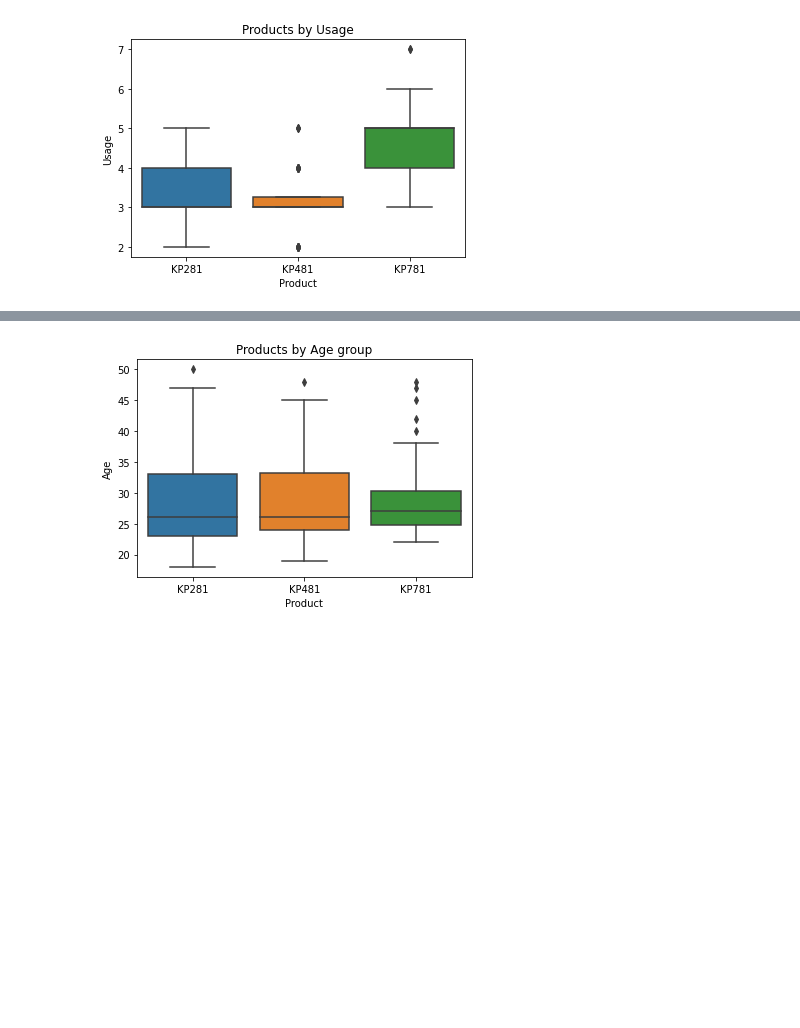
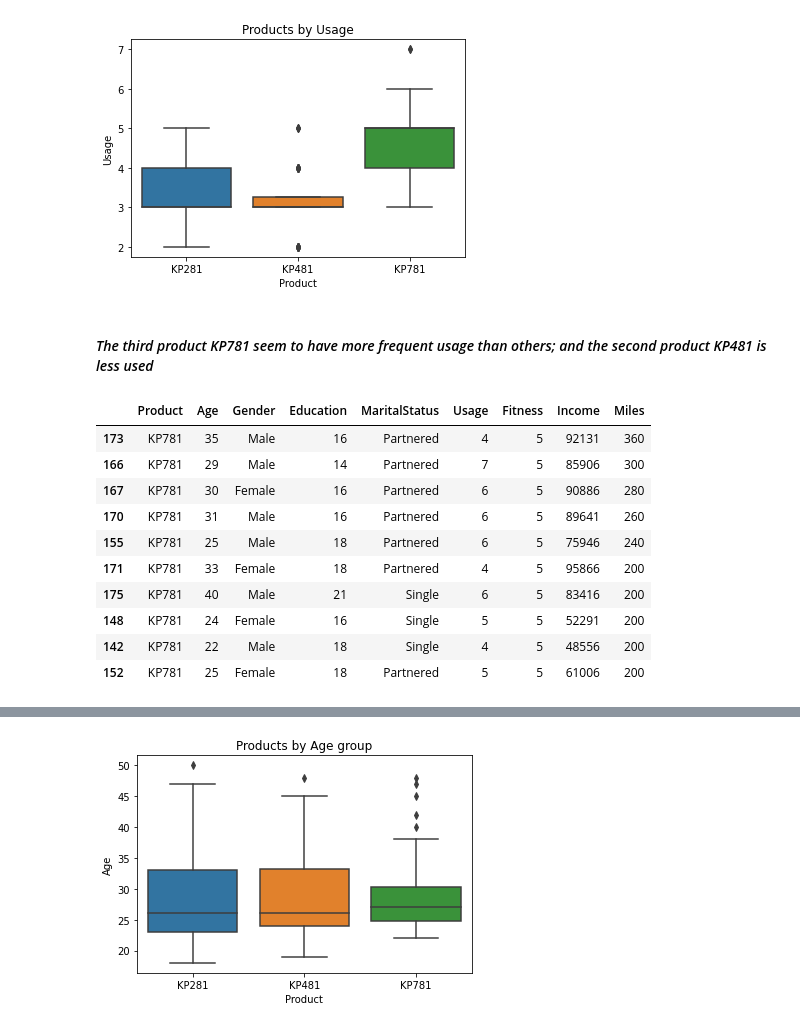
Before and after one commit to pkmariya/Python, a Jupyter notebook: AerofitCaseStudy_Mariya_DSMLJune22.ipynb, the cells around one changed output, grey strips where cells are left out. Saved outputs shown, nothing was run; the diff lists cells and outputs as text; code cells hidden in the pictures; blank space fills up the shorter version.

```diff
--- a/AerofitCaseStudy_Mariya_DSMLJune22.ipynb
+++ b/AerofitCaseStudy_Mariya_DSMLJune22.ipynb
@@ -573,3 +578,20 @@ plt.show()
  plt.show()
 # %% [output]
 [figure]
+# %% [markdown]
+#### *The third product KP781 seem to have more frequent usage than others; and the second product KP481 is less used*
+# %%
+prod_by_age = aero_df[aero_df['Product']=='KP781'].sort_values('Miles', ascending=False)
+prod_by_age.head(10)
+# %% [output]
+|  | Product | Age | Gender | Education | MaritalStatus | Usage | Fitness | Income | Miles |
+| 173 | KP781 | 35 | Male | 16 | Partnered | 4 | 5 | 92131 | 360 |
+| 166 | KP781 | 29 | Male | 14 | Partnered | 7 | 5 | 85906 | 300 |
+| 167 | KP781 | 30 | Female | 16 | Partnered | 6 | 5 | 90886 | 280 |
+| 170 | KP781 | 31 | Male | 16 | Partnered | 6 | 5 | 89641 | 260 |
+| 155 | KP781 | 25 | Male | 18 | Partnered | 6 | 5 | 75946 | 240 |
+| 171 | KP781 | 33 | Female | 18 | Partnered | 4 | 5 | 95866 | 200 |
+| 175 | KP781 | 40 | Male | 21 | Single | 6 | 5 | 83416 | 200 |
+| 148 | KP781 | 24 | Female | 16 | Single | 5 | 5 | 52291 | 200 |
+| 142 | KP781 | 22 | Male | 18 | Single | 4 | 5 | 48556 | 200 |
+| 152 | KP781 | 25 | Female | 18 | Partnered | 5 | 5 | 61006 | 200 |
```
Also changed, not shown: parts of 10 cells of this notebook.
